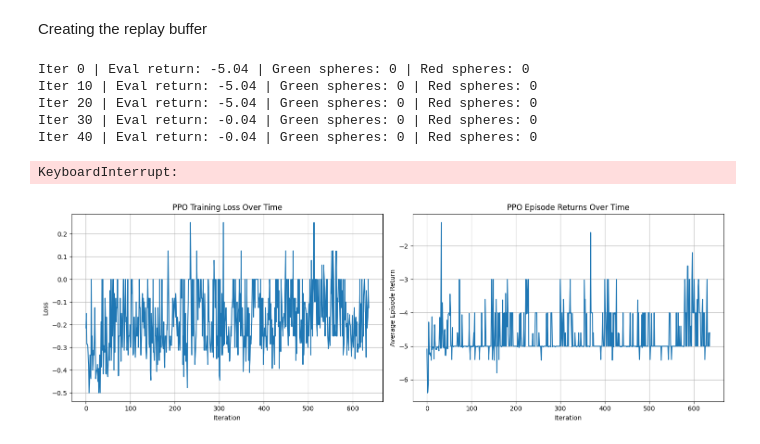
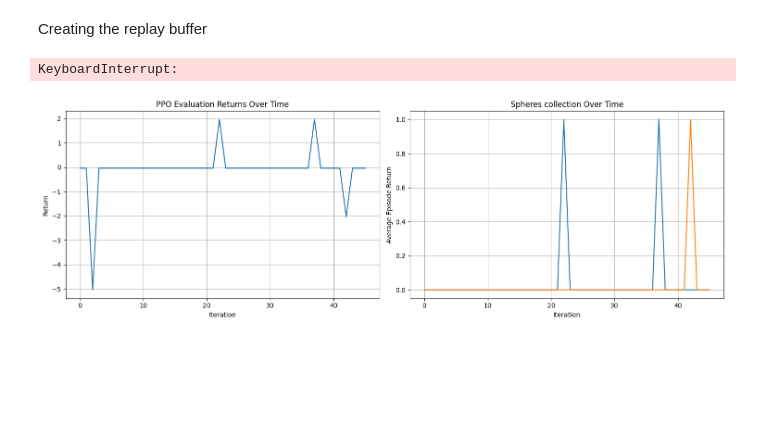
Before and after one commit to MohamedLouayChatti/Reinforcement-Learning-PPO, a Jupyter notebook: notebook.ipynb, the cells around one changed output. Cells and saved outputs as stored; diff of their text form; code cells hidden in the pictures; blank space fills up the shorter version.

Commit message:
Updating rewards and PPO architecture and hyperparameters

```diff
--- a/notebook.ipynb
+++ b/notebook.ipynb
@@ -843,19 +833,17 @@ Creating actor and critic networks
 actor_net = actor_distribution_network.ActorDistributionNetwork(
     tf_env_ppo.observation_spec(),
     tf_env_ppo.action_spec(),
-    fc_layer_params=(512, 256, 128, 64)
+    fc_layer_params=(256, 128, 64)
 )
 
 value_net = value_network.ValueNetwork(
     tf_env_ppo.observation_spec(),
-    fc_layer_params=(512, 256, 128, 64)
+    fc_layer_params=(256, 128, 64)
 )
 # %% [markdown]
 Creating the agent
 # %%
 train_step_counter_ppo = tf.Variable(0)
-
-optimizer_ppo = tf.keras.optimizers.Adam(learning_rate=0.0003)
 
 ppo = ppo_agent.PPOAgent(
     tf_env_ppo.time_step_spec(),
@@ -864,14 +852,14 @@ ppo = ppo_agent.PPOAgent(
     value_net=value_net,
     optimizer=tf.keras.optimizers.Adam(learning_rate=3e-4),
     normalize_observations=False,
-    normalize_rewards=False,
+    normalize_rewards=True,
     use_gae=True,
     lambda_value=0.95,
-    entropy_regularization=0.01,
+    entropy_regularization=0.02,
     importance_ratio_clipping=0.2,
     discount_factor=0.99,
     value_pred_loss_coef=0.5,
-    num_epochs=4,
+    num_epochs=3,
     train_step_counter=train_step_counter_ppo,
 )
 
@@ -892,7 +880,7 @@ driver = DynamicEpisodeDriver(
     tf_env_ppo,
     ppo.collect_policy,
     observers=[rb_observer],
-    num_episodes=5,
+    num_episodes=10,
 )
 # %%
 num_iterations_ppo = 1500
@@ -923,9 +911,9 @@ for iteration in range(num_iterations_ppo):
             step_count += 1
             ts = tf_env_ppo.step(action_step.action)
             eval_return += ts.reward
-            if ts.reward == 2:
+            if ts.reward == 3:
                 green_spheres += 1
-            elif ts.reward == -2:
+            elif ts.reward == -3:
                 red_spheres += 1
         eval_returns.append(eval_return.numpy()[0])
         eval_collections.append([green_spheres, red_spheres])
@@ -934,32 +922,28 @@ for iteration in range(num_iterations_ppo):
 
 print('Training complete!')
 # %% [output]
-Iter 0 | Eval return: -5.04 | Green spheres: 0 | Red spheres: 0
-Iter 10 | Eval return: -5.04 | Green spheres: 0 | Red spheres: 0
-Iter 20 | Eval return: -5.04 | Green spheres: 0 | Red spheres: 0
-Iter 30 | Eval return: -0.04 | Green spheres: 0 | Red spheres: 0
-Iter 40 | Eval return: -0.04 | Green spheres: 0 | Red spheres: 0
+KeyboardInterrupt:
-KeyboardInterrupt:
 # %%
 # Visualize PPO training results
 fig, (ax1, ax2) = plt.subplots(1, 2, figsize=(15, 5))
 
-ax1.plot(ppo_train_losses)
-ax1.set_title('PPO Training Loss Over Time')
+ax1.plot(eval_returns)
+ax1.set_title('PPO Evaluation Returns Over Time')
 ax1.set_xlabel('Iteration')
-ax1.set_ylabel('Loss')
+ax1.set_ylabel('Return')
 ax1.grid(True)
 
-ax2.plot(ppo_episode_returns)
-ax2.set_title('PPO Episode Returns Over Time')
+ax2.plot(np.array(eval_collections)[:, 0], label='Green Spheres')
+ax2.plot(np.array(eval_collections)[:, 1], label='Red Spheres')
+ax2.set_title('Spheres collection Over Time')
 ax2.set_xlabel('Iteration')
 ax2.set_ylabel('Average Episode Return')
 ax2.grid(True)
 
 plt.tight_layout()
 plt.show()
 # %% [output]
-[figure, old version]
+[figure, new version]
 # %%
 # Evaluate PPO agent
 ppo_total_returns = []
```
Also changed, not shown: parts of 5 cells of this notebook.
